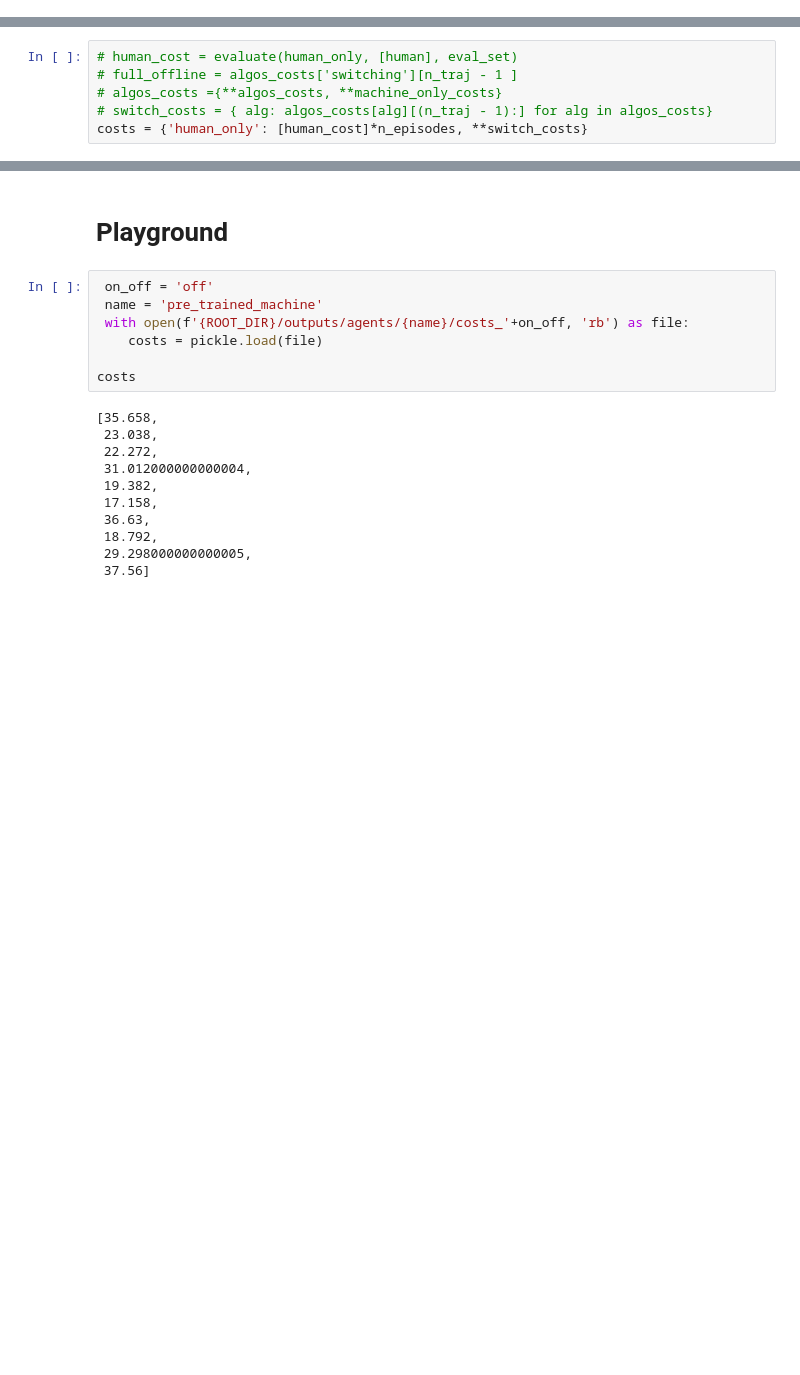
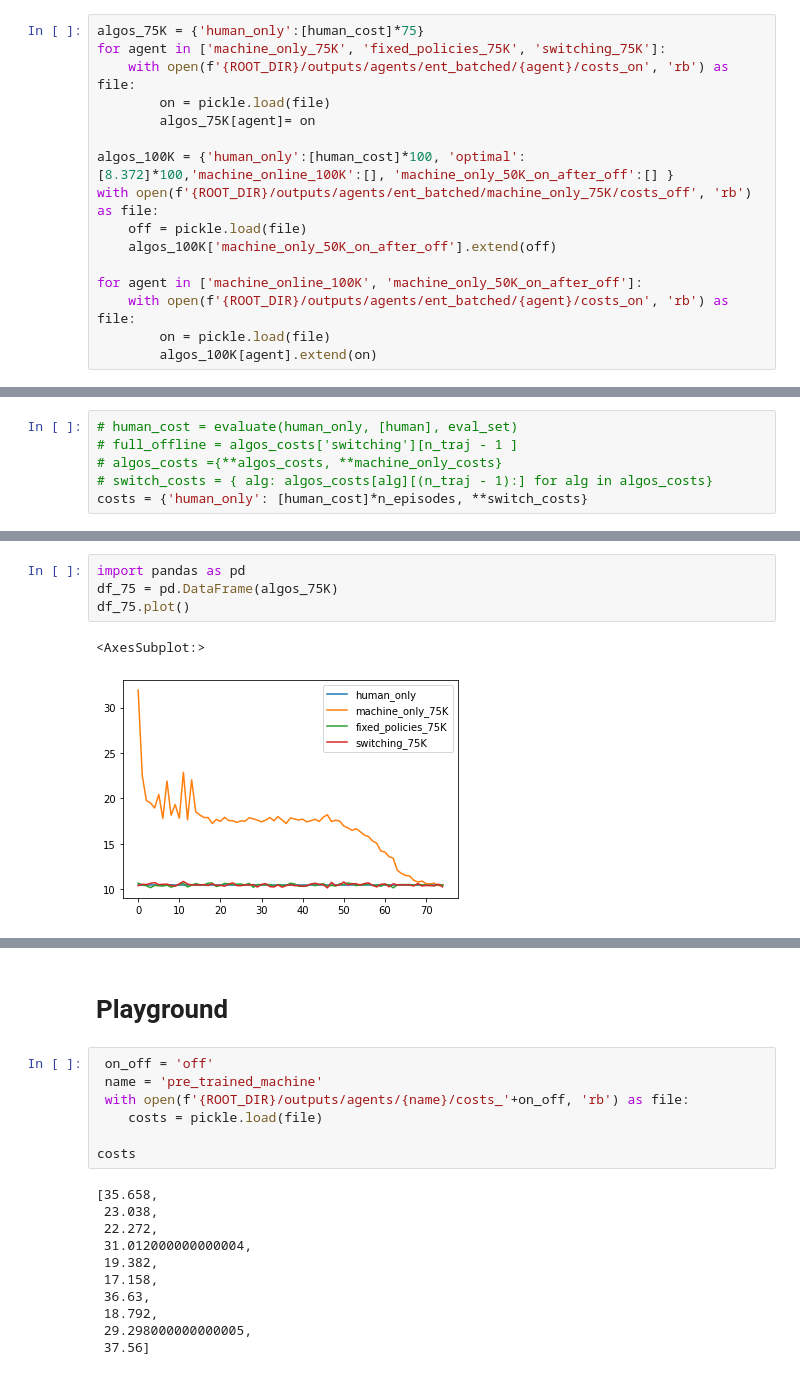
Before and after one commit to ElenStr/human-machine-switching, a Jupyter notebook: run_experiments.ipynb, the cells around one changed output, grey strips where cells are left out. Cells and saved outputs as stored; diff of their text form; blank space fills up the shorter version.

```diff
--- a/run_experiments.ipynb
+++ b/run_experiments.ipynb
@@ -149,0 +184,16 @@ Wall time: 19min 45s
+# %%
+algos_75K = {'human_only':[human_cost]*75}
+for agent in ['machine_only_75K', 'fixed_policies_75K', 'switching_75K']:
+    with open(f'{ROOT_DIR}/outputs/agents/ent_batched/{agent}/costs_on', 'rb') as file:
+        on = pickle.load(file)
+        algos_75K[agent]= on
+
+algos_100K = {'human_only':[human_cost]*100, 'optimal':[8.372]*100,'machine_online_100K':[], 'machine_only_50K_on_after_off':[] }
+with open(f'{ROOT_DIR}/outputs/agents/ent_batched/machine_only_75K/costs_off', 'rb') as file:
+    off = pickle.load(file)
+    algos_100K['machine_only_50K_on_after_off'].extend(off)
+
+for agent in ['machine_online_100K', 'machine_only_50K_on_after_off']:
+    with open(f'{ROOT_DIR}/outputs/agents/ent_batched/{agent}/costs_on', 'rb') as file:
+        on = pickle.load(file)
+        algos_100K[agent].extend(on)
@@ -175,0 +233,7 @@ df.plot()
+# %%
+import pandas as pd
+df_75 = pd.DataFrame(algos_75K)
+df_75.plot()
+# %% [output]
+<AxesSubplot:>
+[figure, added]
```
Also changed, not shown: parts of 26 cells of this notebook, 2 other files.
